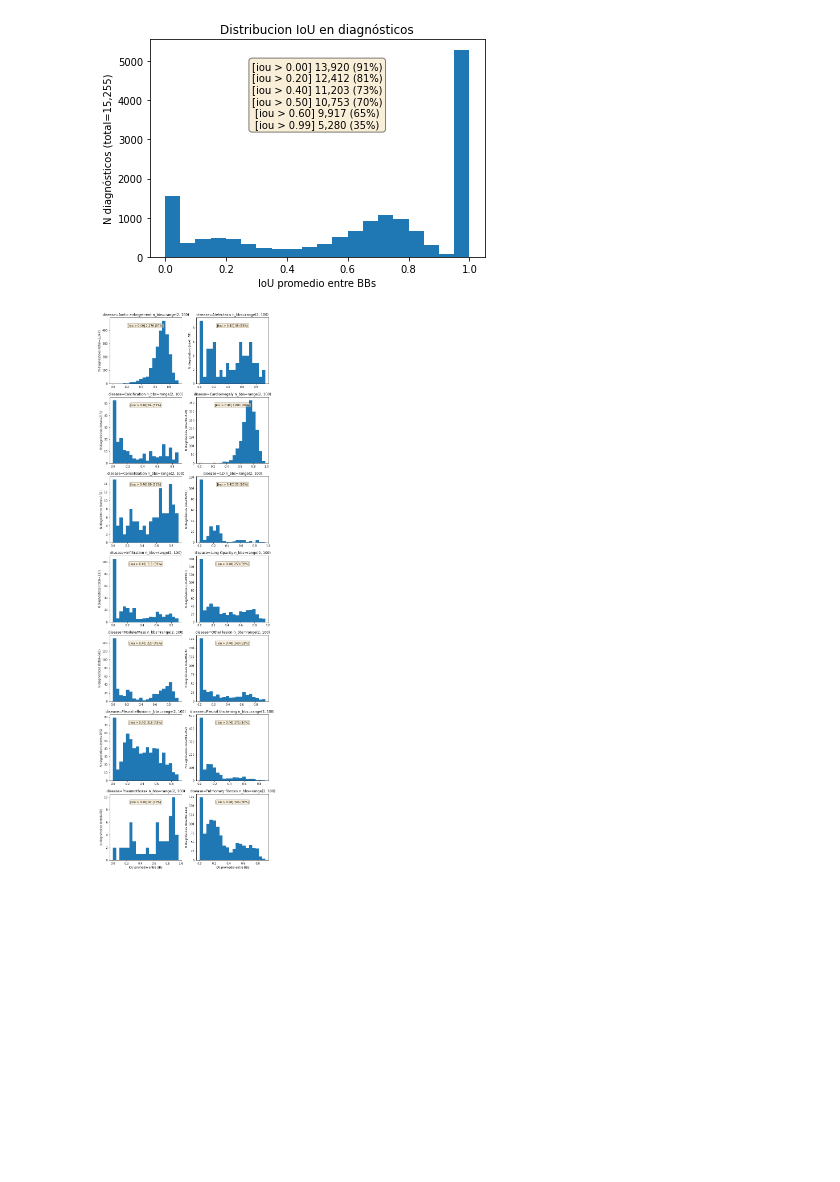
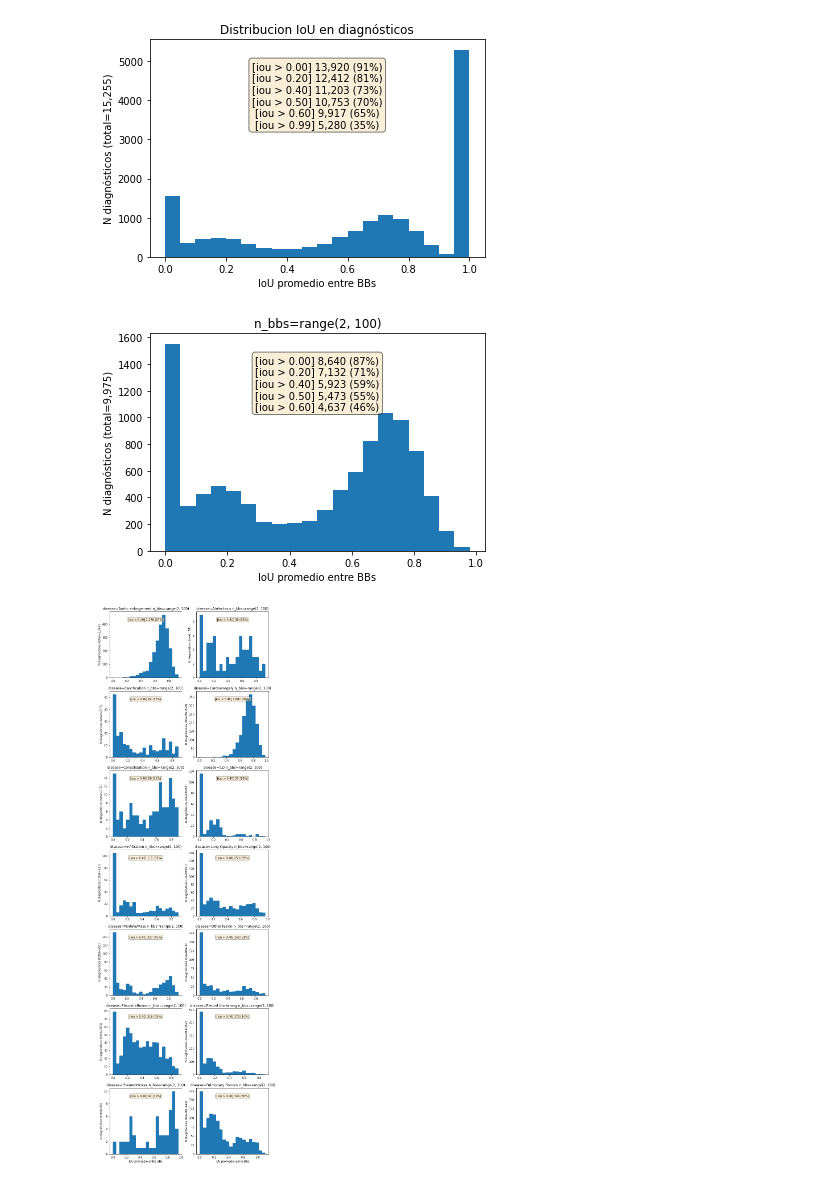
Before and after one commit to pdpino/medical-ai, a Jupyter notebook: medai/datasets/notebooks/vinbig.ipynb, the cells around one changed output. Drawn from its saved outputs; the diff is of its cells as text; code cells hidden in the pictures; blank space fills up the shorter version.

```diff
--- a/medai/datasets/notebooks/vinbig.ipynb
+++ b/medai/datasets/notebooks/vinbig.ipynb
@@ -774,6 +871,10 @@ def plot_disagreement(disease=None, n_bbs=None, bins=20, thresh=0.4):
 _ = plot_disagreement(thresh=(0, 0.2, 0.4, 0.5, 0.6, 0.99))
 # %% [output]
 [figure]
+# %%
+_ = plot_disagreement(thresh=(0, 0.2, 0.4, 0.5, 0.6), n_bbs=range(2,100))
+# %% [output]
+[figure, added]
 # %%
 n_rows = 7
 n_cols = 2
```
Also changed, not shown: parts of 20 cells of this notebook, 8 other files.
